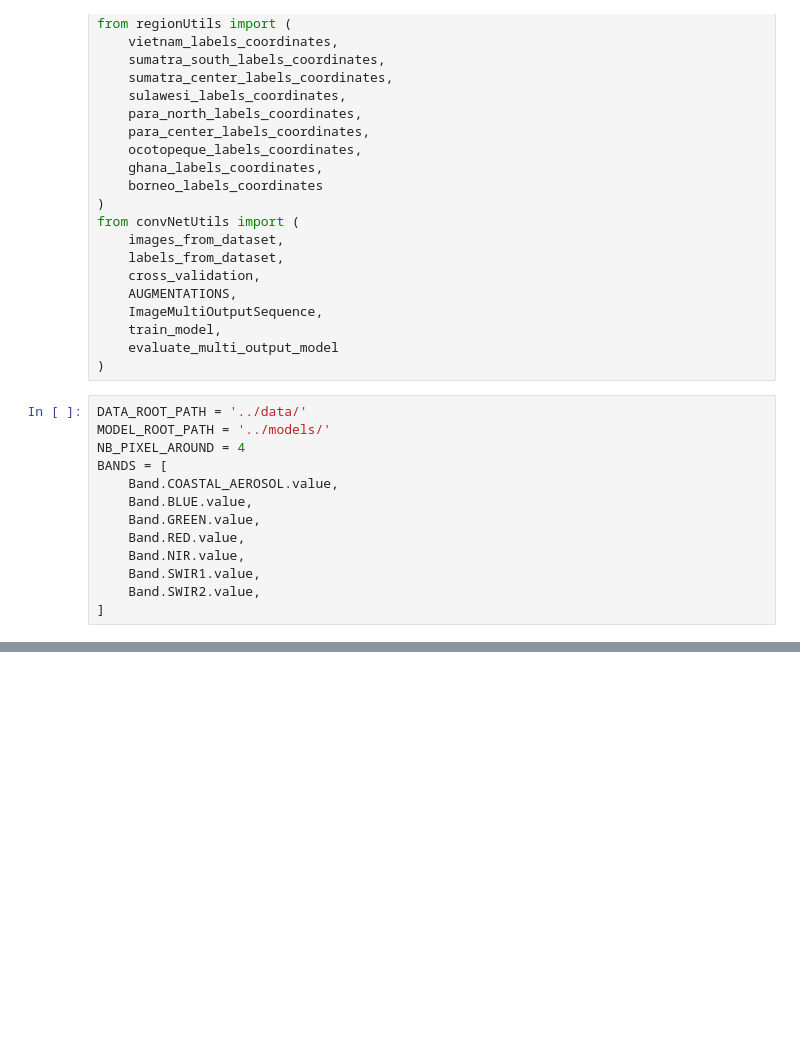
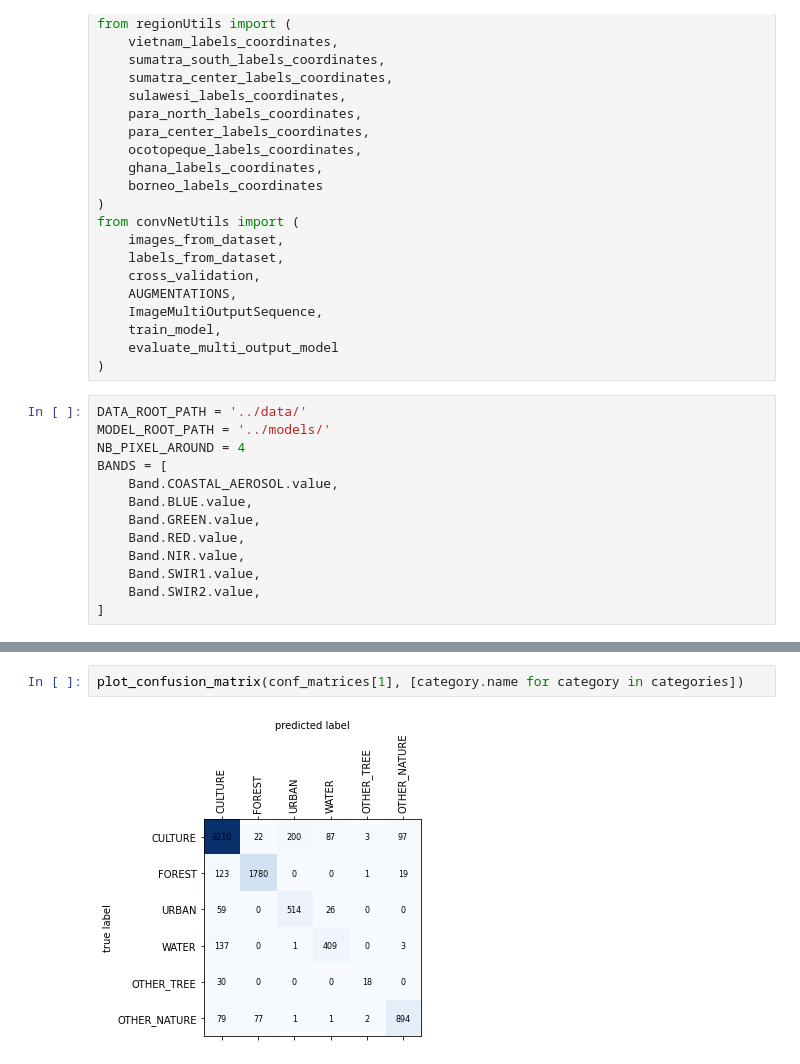
Before and after one commit to SimWalther/vietnam_coffee_detection, a Jupyter notebook: scripts/notebooks/reptile.ipynb, the cells around one changed output, grey strips where cells are left out. Drawn from its saved outputs; the diff is of its cells as text; blank space fills up the shorter version.

```diff
--- a/scripts/notebooks/reptile.ipynb
+++ b/scripts/notebooks/reptile.ipynb
@@ -359,0 +613,4 @@ Mean f-score:  0.5613033003996303
+# %%
+plot_confusion_matrix(conf_matrices[1], [category.name for category in categories])
+# %% [output]
+[figure, added]
```
Also changed, not shown: parts of 29 cells of this notebook, 7 other files.
